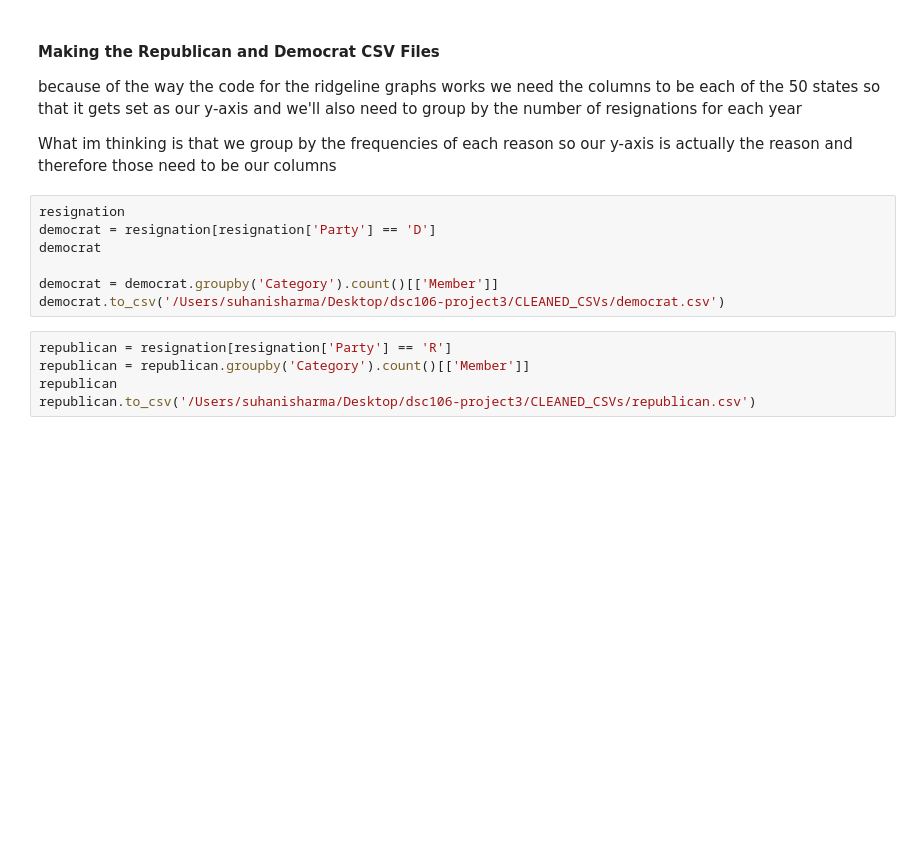
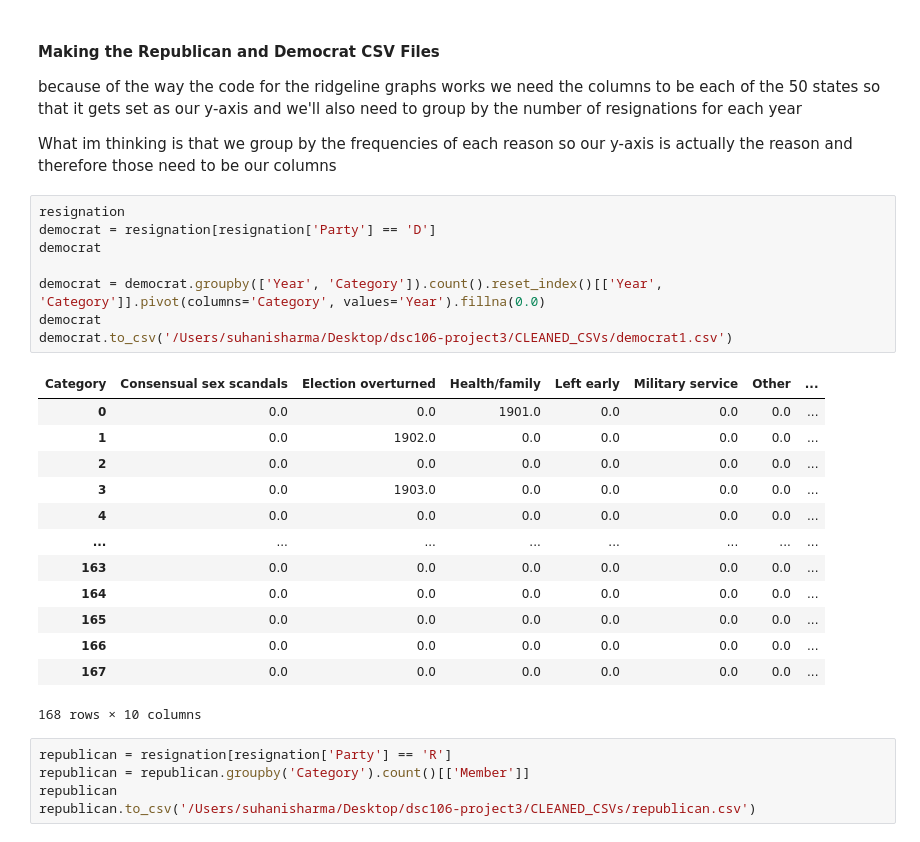
Before and after one commit to iokoroma/dsc106-project3, a Jupyter notebook: resignations.ipynb, the cells around one changed output. Drawn from its saved outputs; the diff is of its cells as text; blank space fills up the shorter version.

```diff
--- a/resignations.ipynb
+++ b/resignations.ipynb
@@ -168,10 +168,25 @@ What im thinking is that we group by the frequencies of each reason so our y-axi
 # %%
 resignation
 democrat = resignation[resignation['Party'] == 'D']
 democrat
 
-democrat = democrat.groupby('Category').count()[['Member']]
-democrat.to_csv('/Users/suhanisharma/Desktop/dsc106-project3/CLEANED_CSVs/democrat.csv')
+democrat = democrat.groupby(['Year', 'Category']).count().reset_index()[['Year', 'Category']].pivot(columns='Category', values='Year').fillna(0.0)
+democrat
+democrat.to_csv('/Users/suhanisharma/Desktop/dsc106-project3/CLEANED_CSVs/democrat1.csv')
+# %% [output]
+| Category | Consensual sex scandals | Election overturned | Health/family | Left early | Military service | Other | ... |
+| 0 | 0.0 | 0.0 | 1901.0 | 0.0 | 0.0 | 0.0 | ... |
+| 1 | 0.0 | 1902.0 | 0.0 | 0.0 | 0.0 | 0.0 | ... |
+| 2 | 0.0 | 0.0 | 0.0 | 0.0 | 0.0 | 0.0 | ... |
+| 3 | 0.0 | 1903.0 | 0.0 | 0.0 | 0.0 | 0.0 | ... |
+| 4 | 0.0 | 0.0 | 0.0 | 0.0 | 0.0 | 0.0 | ... |
+| ... | ... | ... | ... | ... | ... | ... | ... |
+| 163 | 0.0 | 0.0 | 0.0 | 0.0 | 0.0 | 0.0 | ... |
+| 164 | 0.0 | 0.0 | 0.0 | 0.0 | 0.0 | 0.0 | ... |
+| 165 | 0.0 | 0.0 | 0.0 | 0.0 | 0.0 | 0.0 | ... |
+| 166 | 0.0 | 0.0 | 0.0 | 0.0 | 0.0 | 0.0 | ... |
+| 167 | 0.0 | 0.0 | 0.0 | 0.0 | 0.0 | 0.0 | ... |
+168 rows × 10 columns
 # %%
 republican = resignation[resignation['Party'] == 'R']
 republican = republican.groupby('Category').count()[['Member']]
```
Also changed, not shown: parts of 1 cell of this notebook, 1 other file.
